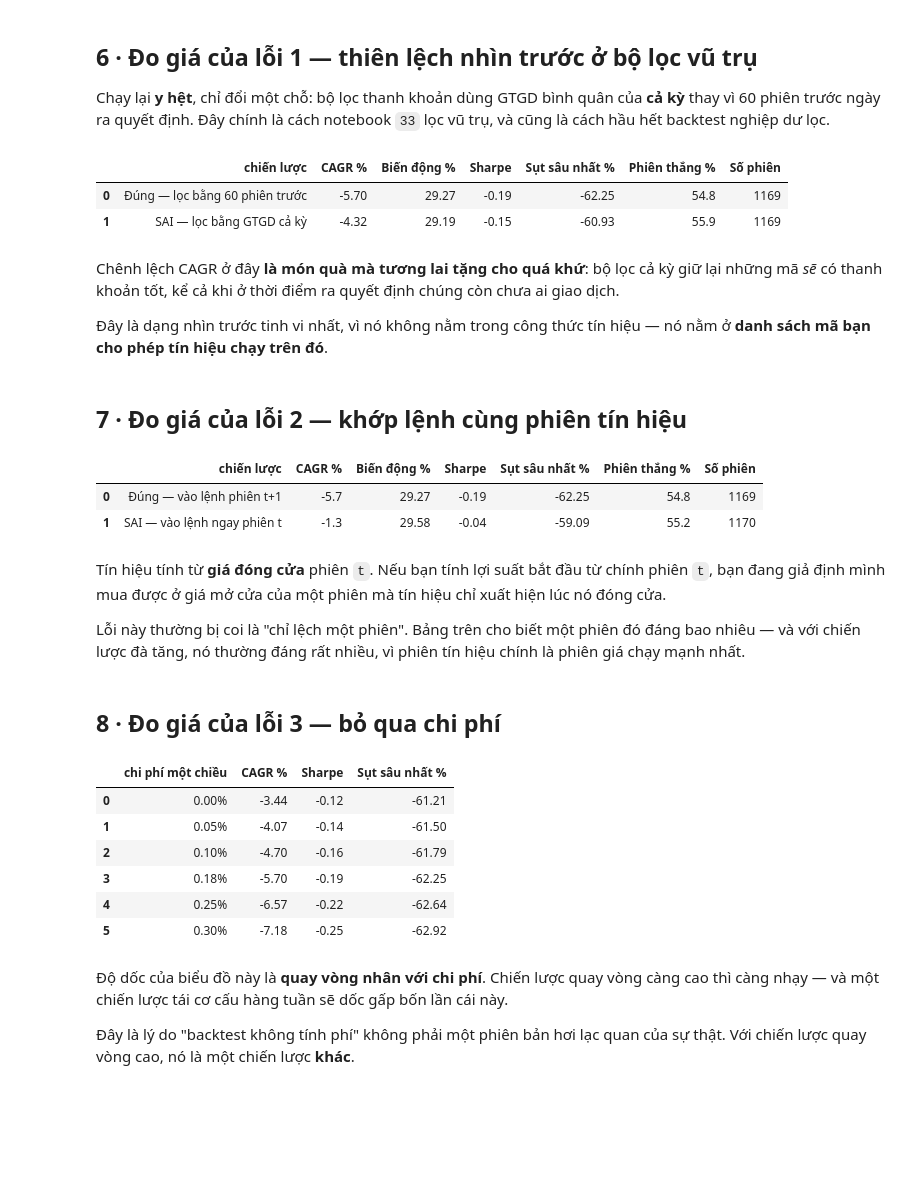
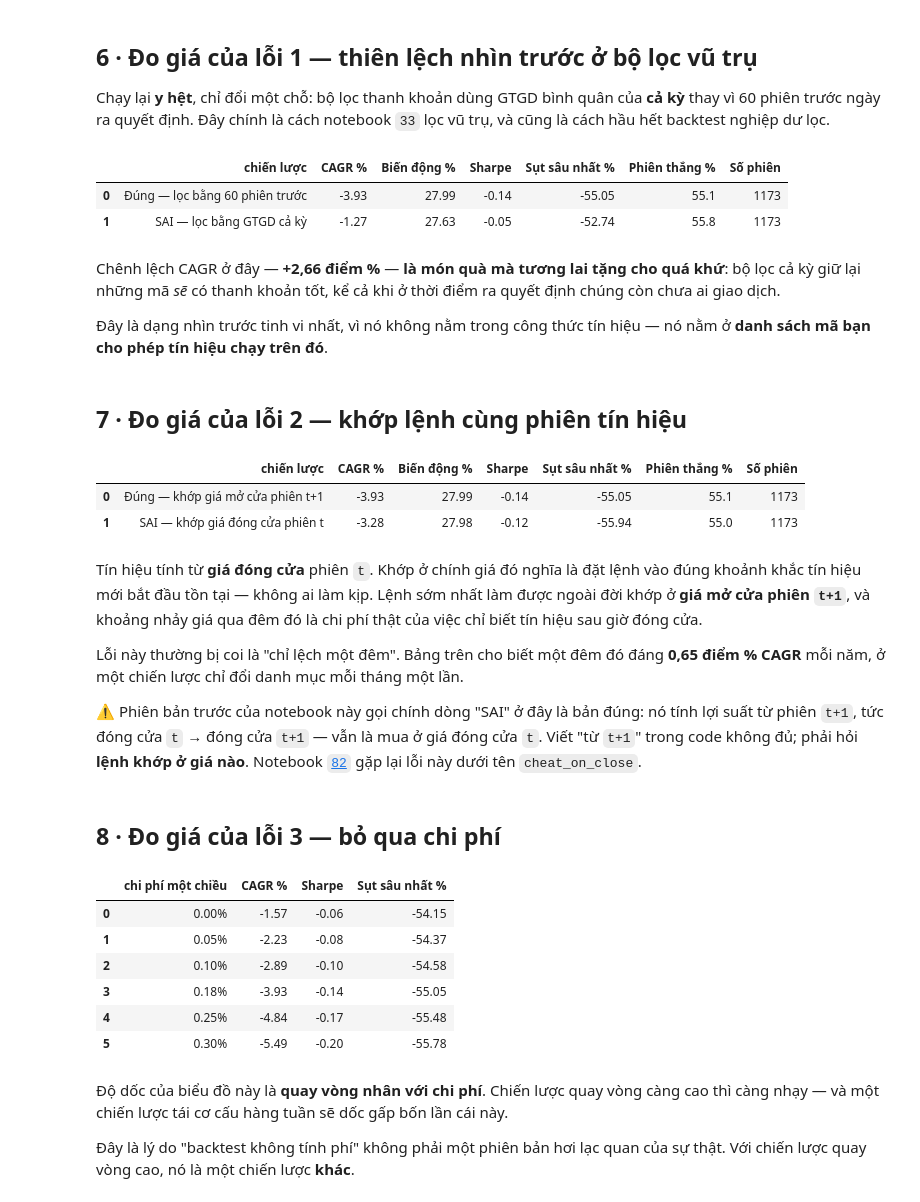
Before and after one commit to manhhung0221/finlens-python-examples, a Jupyter notebook: notebooks/03-phan-tich-ky-thuat/34_backtest_chien_luoc.ipynb, the cells around one changed output. Drawn from its saved outputs; the diff is of its cells as text; code cells hidden in the pictures; blank space fills up the shorter version.

Commit message:
Thêm bài 08

```diff
--- a/notebooks/03-phan-tich-ky-thuat/34_backtest_chien_luoc.ipynb
+++ b/notebooks/03-phan-tich-ky-thuat/34_backtest_chien_luoc.ipynb
@@ -112,13 +120,19 @@ def tai_theo_lo(ma_ds: list[str], *, start: str, so_phien_uoc_tinh: int) -> pd.D
 
 
 # ~250 phiên giao dịch mỗi năm
-gia = tai_theo_lo(MA_HOSE, start=lui_ngay(HOM_NAY, nam=SO_NAM), so_phien_uoc_tinh=SO_NAM * 250)
-chuan = client.eod.index.ohlcv("VNINDEX", start=lui_ngay(HOM_NAY, nam=SO_NAM)).sort_values("date")
+gia_tho = tai_theo_lo(MA_HOSE, start=lui_ngay(HOM_NAY, nam=SO_NAM), so_phien_uoc_tinh=SO_NAM * 250)
+chuan_tho = client.eod.index.ohlcv("VNINDEX", start=lui_ngay(HOM_NAY, nam=SO_NAM)).sort_values("date")
 
-print(f"Tải theo lô: {len(gia):,} dòng · {gia['symbol'].nunique()}/{len(MA_HOSE)} mã")
+print(f"Tải theo lô: {len(gia_tho):,} dòng · {gia_tho['symbol'].nunique()}/{len(MA_HOSE)} mã")
+print(f"  thêm được {len(gia_tho) - len(thu):,} dòng và {gia_tho['symbol'].nunique() - thu['symbol'].nunique()} mã "
+      "so với lời gọi ngây thơ")
+
+# Gọi trong giờ giao dịch thì frame có cả thanh của phiên ĐANG CHẠY: "close" của
+# nó là giá khớp gần nhất, chưa phải giá đóng cửa. Bỏ theo đồng hồ server.
+gia = bo_phien_chua_dong(gia_tho, client)
+chuan = bo_phien_chua_dong(chuan_tho, client)
+print(f"Giờ server {client.whoami()['server_time'][11:16]} → bỏ {len(gia_tho) - len(gia):,} dòng của phiên chưa đóng cửa")
 print(f"  {gia['date'].min():%d/%m/%Y} → {gia['date'].max():%d/%m/%Y}")
-print(f"  thêm được {len(gia) - len(thu):,} dòng và {gia['symbol'].nunique() - thu['symbol'].nunique()} mã "
-      "so với lời gọi ngây thơ")
 print(f"  đơn vị giá: {gia.attrs['finlens']['units']['close']}")
 # %% [output]
 max_rows=100,000 · ~1250 phiên → lô 64 mã
@@ -130,10 +145,14 @@ Tải theo lô: 489,285 dòng · 405/407 mã
 Chuyển sang dạng **rộng** (ngày × mã) — backtest vectorised đọc ma trận nhanh
 hơn nhiều so với đọc bảng dạng long.
 # %%
-gia = gia.assign(gtgd=gia["close"] * gia["volume"] * 1_000)
+def ma_tran(g: pd.DataFrame) -> tuple[pd.DataFrame, pd.DataFrame, pd.DataFrame]:
+    """Long → ba ma trận ngày × mã: giá đóng cửa, giá mở cửa, GTGD (VND)."""
+    g = g.assign(gtgd=g["close"] * g["volume"] * 1_000)
+    return tuple(g.pivot(index="date", columns="symbol", values=c) for c in ("close", "open", "gtgd"))
 
-M_GIA = gia.pivot(index="date", columns="symbol", values="close")
-M_GTGD = gia.pivot(index="date", columns="symbol", values="gtgd")
+
+M_GIA, M_MO, M_GTGD = ma_tran(gia)
+M_GIA_THO, M_MO_THO, M_GTGD_THO = ma_tran(gia_tho)  # còn thanh phiên đang chạy — chỉ dùng ở mục 10
 
 print(f"Ma trận giá: {M_GIA.shape[0]} phiên × {M_GIA.shape[1]} mã")
 print(f"Ô có dữ liệu: {M_GIA.notna().sum().sum() / M_GIA.size:.1%}  ← mã niêm yết sau sẽ trống ở đầu kỳ")
@@ -376,7 +428,7 @@ Chạy lại **y hệt**, chỉ đổi một chỗ: bộ lọc thanh khoản dù
 của **cả kỳ** thay vì 60 phiên trước ngày ra quyết định. Đây chính là cách
 notebook `33` lọc vũ trụ, và cũng là cách hầu hết backtest nghiệp dư lọc.
 # %%
-nhin_truoc = chay_backtest(M_GIA, M_GTGD, loc_nhin_truoc=True)
+nhin_truoc = chay_backtest(M_GIA, M_MO, M_GTGD, loc_nhin_truoc=True)
 
 bang_1 = pd.DataFrame(
     [
@@ -387,10 +439,10 @@ bang_1 = pd.DataFrame(
 bang_1
 # %% [output]
 |  | chiến lược | CAGR % | Biến động % | Sharpe | Sụt sâu nhất % | Phiên thắng % | Số phiên |
-| 0 | Đúng — lọc bằng 60 phiên trước | -5.70 | 29.27 | -0.19 | -62.25 | 54.8 | 1169 |
-| 1 | SAI — lọc bằng GTGD cả kỳ | -4.32 | 29.19 | -0.15 | -60.93 | 55.9 | 1169 |
+| 0 | Đúng — lọc bằng 60 phiên trước | -3.93 | 27.99 | -0.14 | -55.05 | 55.1 | 1173 |
+| 1 | SAI — lọc bằng GTGD cả kỳ | -1.27 | 27.63 | -0.05 | -52.74 | 55.8 | 1173 |
 # %% [markdown]
-Chênh lệch CAGR ở đây **là món quà mà tương lai tặng cho quá khứ**: bộ lọc cả
+Chênh lệch CAGR ở đây — **+2,66 điểm %** — **là món quà mà tương lai tặng cho quá khứ**: bộ lọc cả
 kỳ giữ lại những mã *sẽ* có thanh khoản tốt, kể cả khi ở thời điểm ra quyết
 định chúng còn chưa ai giao dịch.
 
@@ -399,47 +451,53 @@ nó nằm ở **danh sách mã bạn cho phép tín hiệu chạy trên đó**.
 # %% [markdown]
 ## 7 · Đo giá của lỗi 2 — khớp lệnh cùng phiên tín hiệu
 # %%
-cung_phien = chay_backtest(M_GIA, M_GTGD, vao_lenh_cung_phien=True)
+dong_cua = chay_backtest(M_GIA, M_MO, M_GTGD, khop="dong_cua_tin_hieu")
 
 bang_2 = pd.DataFrame(
     [
-        do_luong(dung["loi_suat"], "Đúng — vào lệnh phiên t+1"),
-        do_luong(cung_phien["loi_suat"], "SAI — vào lệnh ngay phiên t"),
+        do_luong(dung["loi_suat"], "Đúng — khớp giá mở cửa phiên t+1"),
+        do_luong(dong_cua["loi_suat"], "SAI — khớp giá đóng cửa phiên t"),
     ]
 )
 bang_2
 # %% [output]
 |  | chiến lược | CAGR % | Biến động % | Sharpe | Sụt sâu nhất % | Phiên thắng % | Số phiên |
-| 0 | Đúng — vào lệnh phiên t+1 | -5.7 | 29.27 | -0.19 | -62.25 | 54.8 | 1169 |
-| 1 | SAI — vào lệnh ngay phiên t | -1.3 | 29.58 | -0.04 | -59.09 | 55.2 | 1170 |
+| 0 | Đúng — khớp giá mở cửa phiên t+1 | -3.93 | 27.99 | -0.14 | -55.05 | 55.1 | 1173 |
+| 1 | SAI — khớp giá đóng cửa phiên t | -3.28 | 27.98 | -0.12 | -55.94 | 55.0 | 1173 |
 # %% [markdown]
-Tín hiệu tính từ **giá đóng cửa** phiên `t`. Nếu bạn tính lợi suất bắt đầu từ
-chính phiên `t`, bạn đang giả định mình mua được ở giá mở cửa của một phiên mà
-tín hiệu chỉ xuất hiện lúc nó đóng cửa.
+Tín hiệu tính từ **giá đóng cửa** phiên `t`. Khớp ở chính giá đó nghĩa là đặt
+lệnh vào đúng khoảnh khắc tín hiệu mới bắt đầu tồn tại — không ai làm kịp.
+Lệnh sớm nhất làm được ngoài đời khớp ở **giá mở cửa phiên `t+1`**, và khoảng
+nhảy giá qua đêm đó là chi phí thật của việc chỉ biết tín hiệu sau giờ đóng cửa.
 
-Lỗi này thường bị coi là "chỉ lệch một phiên". Bảng trên cho biết một phiên đó
-đáng bao nhiêu — và với chiến lược đà tăng, nó thường đáng rất nhiều, vì phiên
-tín hiệu chính là phiên giá chạy mạnh nhất.
+Lỗi này thường bị coi là "chỉ lệch một đêm". Bảng trên cho biết một đêm đó đáng
+**0,65 điểm % CAGR** mỗi năm, ở một chiến lược chỉ đổi danh mục mỗi tháng một lần.
+
+⚠️ Phiên bản trước của notebook này gọi chính dòng "SAI" ở đây là bản đúng: nó
+tính lợi suất từ phiên `t+1`, tức đóng cửa `t` → đóng cửa `t+1` — vẫn là mua ở
+giá đóng cửa `t`. Viết "từ `t+1`" trong code không đủ; phải hỏi **lệnh khớp ở
+giá nào**. Notebook [`82`](../08-backtest-backtrader/82_giai_phau_strategy.ipynb)
+gặp lại lỗi này dưới tên `cheat_on_close`.
 # %% [markdown]
 ## 8 · Đo giá của lỗi 3 — bỏ qua chi phí
 # %%
 quet = []
 for cp in [0.0, 0.0005, 0.001, 0.0018, 0.0025, 0.003]:
-    kq = chay_backtest(M_GIA, M_GTGD, chi_phi=cp)
+    kq = chay_backtest(M_GIA, M_MO, M_GTGD, chi_phi=cp)
     d = do_luong(kq["loi_suat"], f"{cp:.2%}")
     d["chi phí một chiều"] = f"{cp:.2%}"
     quet.append(d)
 
 nhay_cam = pd.DataFrame(quet)[["chi phí một chiều", "CAGR %", "Sharpe", "Sụt sâu nhất %"]]
 nhay_cam
 # %% [output]
 |  | chi phí một chiều | CAGR % | Sharpe | Sụt sâu nhất % |
-| 0 | 0.00% | -3.44 | -0.12 | -61.21 |
-| 1 | 0.05% | -4.07 | -0.14 | -61.50 |
-| 2 | 0.10% | -4.70 | -0.16 | -61.79 |
-| 3 | 0.18% | -5.70 | -0.19 | -62.25 |
-| 4 | 0.25% | -6.57 | -0.22 | -62.64 |
-| 5 | 0.30% | -7.18 | -0.25 | -62.92 |
+| 0 | 0.00% | -1.57 | -0.06 | -54.15 |
+| 1 | 0.05% | -2.23 | -0.08 | -54.37 |
+| 2 | 0.10% | -2.89 | -0.10 | -54.58 |
+| 3 | 0.18% | -3.93 | -0.14 | -55.05 |
+| 4 | 0.25% | -4.84 | -0.17 | -55.48 |
+| 5 | 0.30% | -5.49 | -0.20 | -55.78 |
 # %%
 ve_cp = nhay_cam.assign(cp=lambda d: d["chi phí một chiều"])
 bar_ngang(
```
Also changed, not shown: parts of 20 cells of this notebook, 22 other files.
